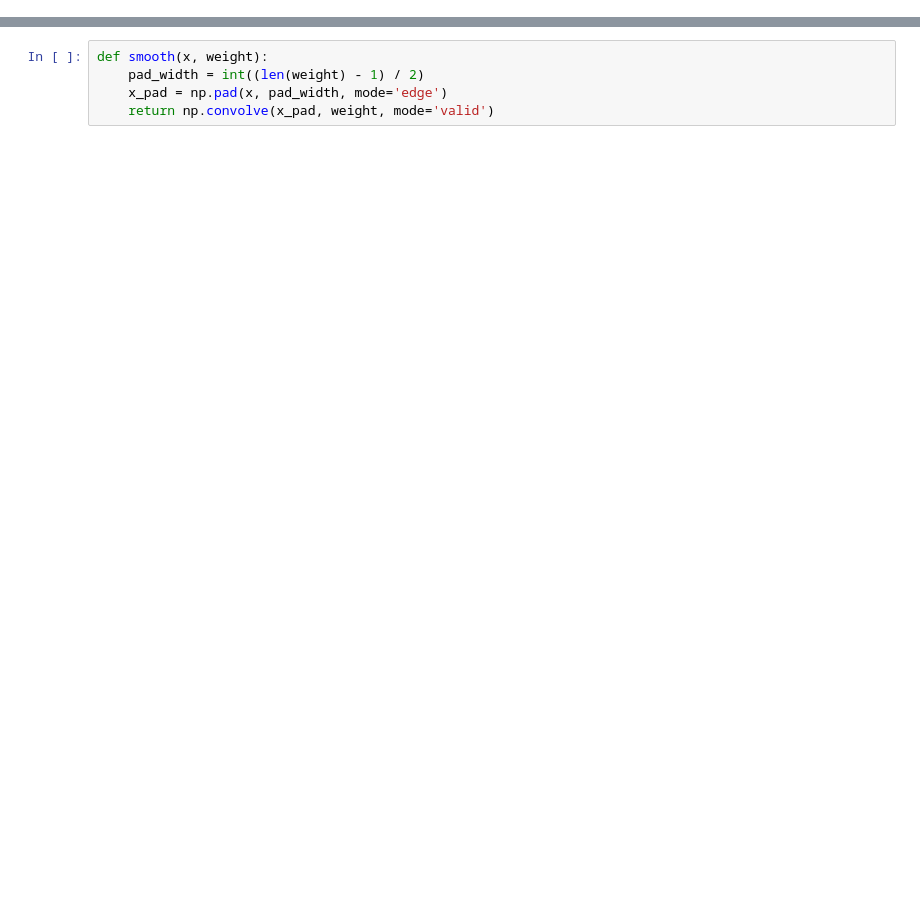
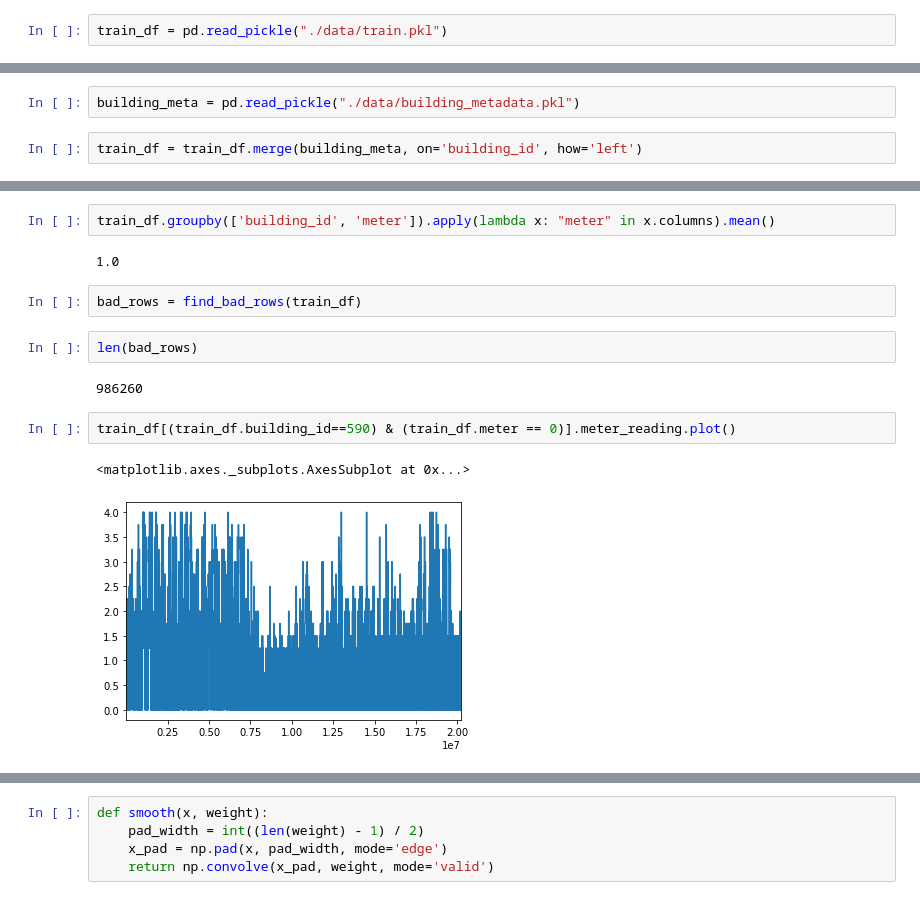
Before and after one commit to EvilPsyCHo/competition, a Jupyter notebook: Kaggle-ASHRAE/未命名.ipynb, the cells around one changed output, grey strips where cells are left out. Cells and saved outputs as stored; diff of their text form; blank space fills up the shorter version.

```diff
--- a/Kaggle-ASHRAE/未命名.ipynb
+++ b/Kaggle-ASHRAE/未命名.ipynb
@@ -148,0 +8,2 @@ array([1, 1, 2, 3, 3])
+# %%
+train_df = pd.read_pickle("./data/train.pkl")
@@ -148,0 +12,4 @@ array([1, 1, 2, 3, 3])
+# %%
+building_meta = pd.read_pickle("./data/building_metadata.pkl")
+# %%
+train_df = train_df.merge(building_meta, on='building_id', how='left')
@@ -148,0 +47,15 @@ array([1, 1, 2, 3, 3])
+# %%
+train_df.groupby(['building_id', 'meter']).apply(lambda x: "meter" in x.columns).mean()
+# %% [output]
+1.0
+# %%
+bad_rows = find_bad_rows(train_df)
+# %%
+len(bad_rows)
+# %% [output]
+986260
+# %%
+train_df[(train_df.building_id==590) & (train_df.meter == 0)].meter_reading.plot()
+# %% [output]
+<matplotlib.axes._subplots.AxesSubplot at 0x...>
+[figure, added]
```
Also changed, not shown: parts of 40 cells of this notebook, 2 other files.
